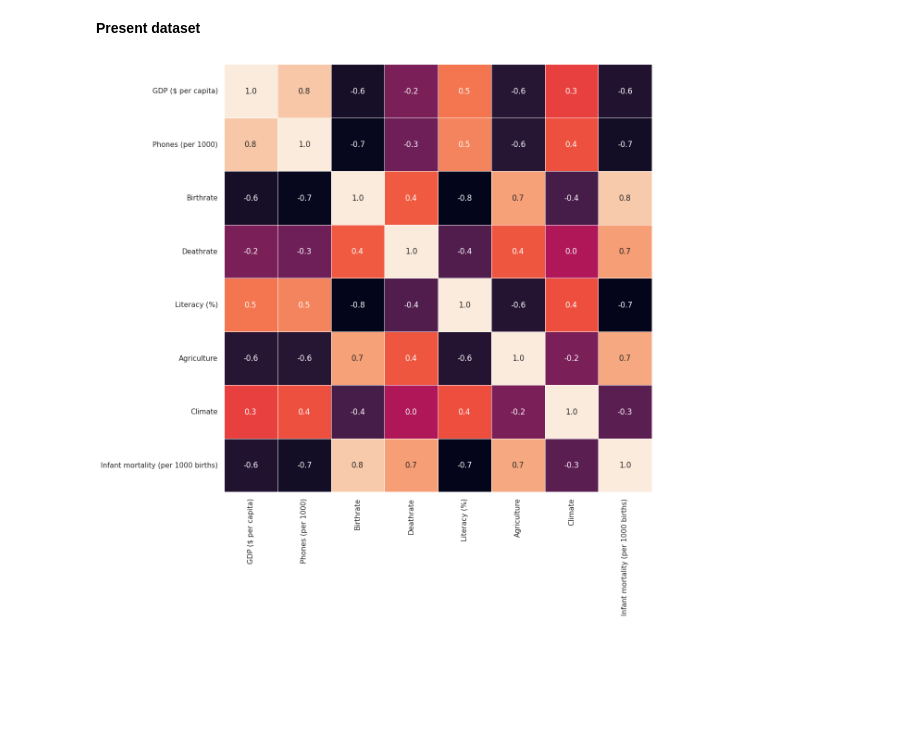
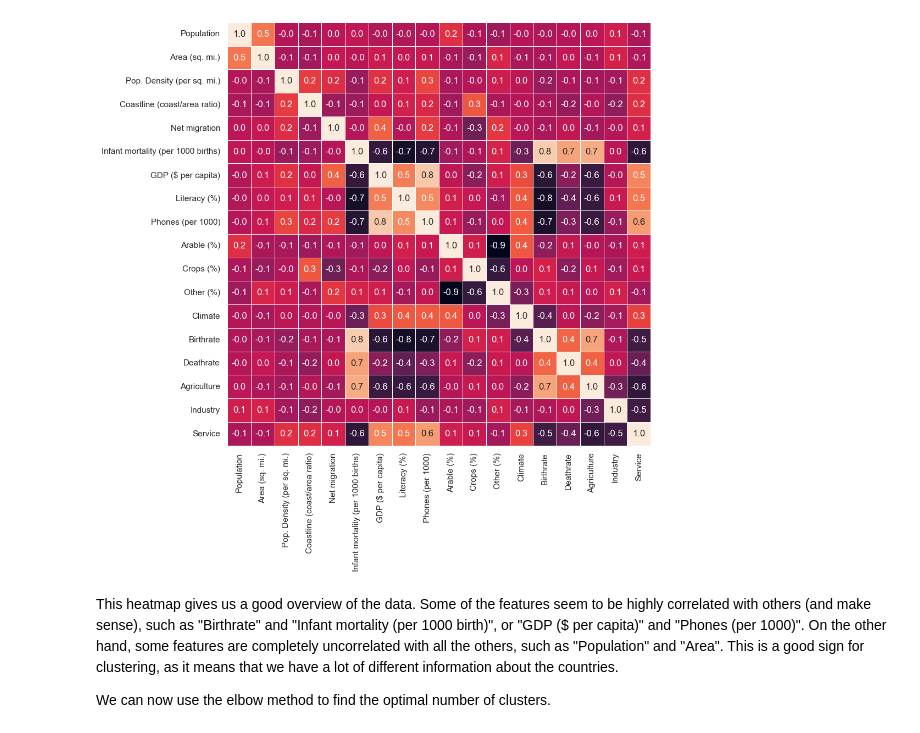
Before and after one commit to theo88400/FTML_RPGF, a Jupyter notebook: Exercise7/Exercise7.ipynb, the cells around one changed output. Saved outputs shown, nothing was run; the diff lists cells and outputs as text; code cells hidden in the pictures; blank space fills up the shorter version.

```diff
--- a/Exercise7/Exercise7.ipynb
+++ b/Exercise7/Exercise7.ipynb
@@ -19,2 +23,3 @@ pd.set_option('display.max_columns', 500)
 # %%
-data = pd.read_csv("../data/countries-of-the-world.csv", sep=',',decimal=',')
+data = pd.read_csv("../data/unsupervised/countries-of-the-world.csv", sep=',',decimal=',')
+data
@@ -31,4 +57,3 @@ Index(['Country', 'Region', 'Population', 'Area (sq. mi.)',
 # %%
-X = data[['GDP ($ per capita)', 'Phones (per 1000)', 'Birthrate', 'Deathrate', 'Literacy (%)', 'Agriculture', 'Climate', 'Infant mortality (per 1000 births)']]
-# X = data.drop(columns=['Country', 'Region'])
+X = data.drop(['Country', "Region"], axis=1)
 X = SimpleImputer(strategy="mean").fit_transform(X)
@@ -95,9 +60,11 @@ Name: 2, dtype: object
-# %% [markdown]
-**Present dataset**
 # %%
-plt.figure(figsize=(12,12))
+plt.figure(figsize=(10, 10))
 sns.set_theme(style="white")
 sns.heatmap(X.corr(), square=True, linewidths=.5, annot=True, fmt='.1f', cbar=False);
 # %% [output]
-[figure, old version]
+[figure, new version]
+# %% [markdown]
+This heatmap gives us a good overview of the data. Some of the features seem to be highly correlated with others (and make sense), such as "Birthrate" and "Infant mortality (per 1000 birth)", or "GDP ($ per capita)" and "Phones (per 1000)". On the other hand, some features are completely uncorrelated with all the others, such as "Population" and "Area". This is a good sign for clustering, as it means that we have a lot of different information about the countries.
+
+We can now use the elbow method to find the optimal number of clusters.
 # %%
```
Also changed, not shown: parts of 39 cells of this notebook, 3 other files.
